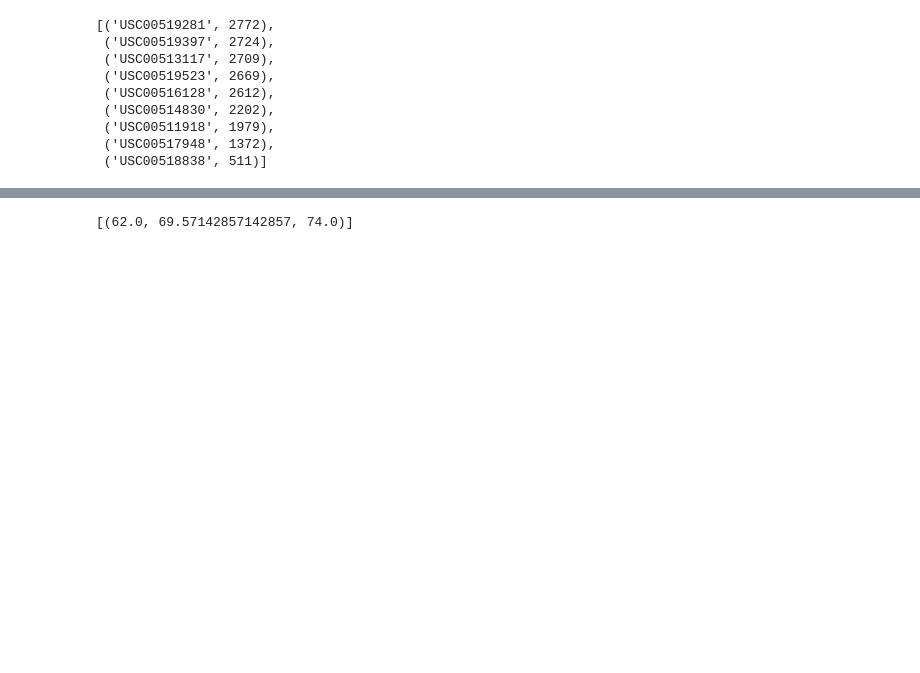
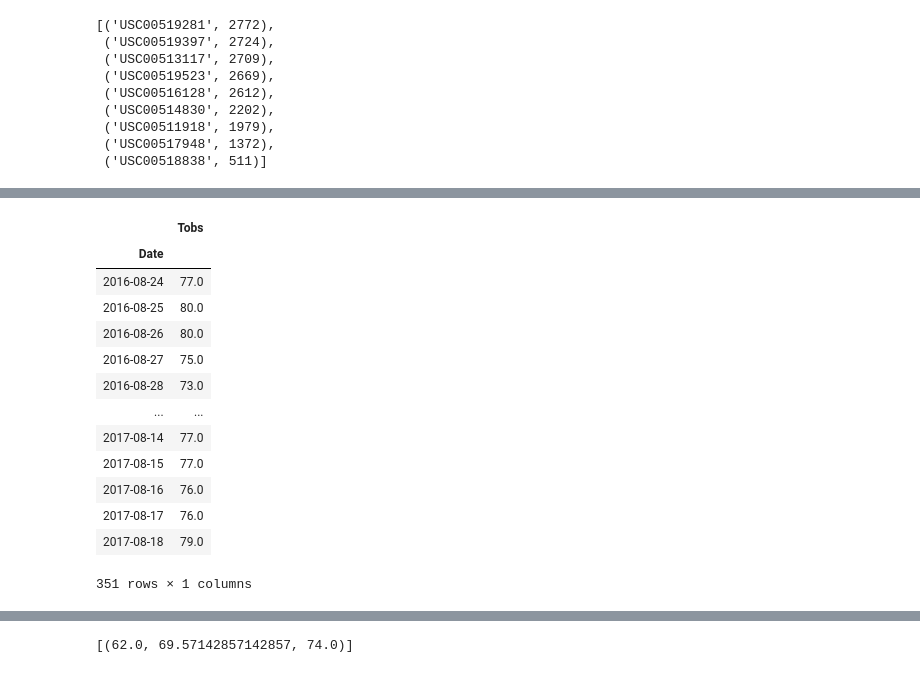
Before and after one commit to jjjjjeb/SQL_Alchemy, a Jupyter notebook: climate_analysis.ipynb, the cells around one changed output, grey strips where cells are left out. Cells and saved outputs as stored; diff of their text form; code cells hidden in the pictures; blank space fills up the shorter version.

```diff
--- a/climate_analysis.ipynb
+++ b/climate_analysis.ipynb
@@ -233,11 +257,20 @@ There are 9 stations represented in the data set
 # %%
 # ...list the stations & obsv counts in descending order
 
-station_counts = session.query(Measurement.station, func.count(Measurement.station)).\
+stations_by_obs = session.query(Measurement.station, func.count(Measurement.station)).\
     group_by(Measurement.station).\
     order_by(func.count(Measurement.station).desc()).all()
 
-station_counts
+stations_by_obs
+
+# -----------------
+# ...show the most active station
+
+#most_active_station = session.query(Measurement.station, func.count(Measurement.station)).\
+#    group_by(Measurement.station).\
+#    order_by(func.count(Measurement.station).desc()).first()
+
+#print(f'The most active station is {most_active_station[0]} with {most_active_station[1]} rows of data.')
 # %% [output]
 [('USC00519281', 2772),
  ('USC00519397', 2724),
@@ -288,0 +332,29 @@ print(avg_temp)
+# %%
+# ...making DF
+tobs_df = pd.DataFrame(tobs_results, columns=['Date', 'Tobs'])
+
+# ...changing string object to datetime object
+tobs_df['Date']= pd.to_datetime(tobs_df['Date'])
+
+# ...sorting
+tobs_df = tobs_df.sort_values(['Date'], ascending=True)
+
+# ...& setting the index to the date column
+tobs_df = tobs_df.set_index('Date')
+
+tobs_df
+# %% [output]
+|  | Tobs |
+| Date |  |
+| 2016-08-24 | 77.0 |
+| 2016-08-25 | 80.0 |
+| 2016-08-26 | 80.0 |
+| 2016-08-27 | 75.0 |
+| 2016-08-28 | 73.0 |
+| ... | ... |
+| 2017-08-14 | 77.0 |
+| 2017-08-15 | 77.0 |
+| 2017-08-16 | 76.0 |
+| 2017-08-17 | 76.0 |
+| 2017-08-18 | 79.0 |
+351 rows × 1 columns
```
Also changed, not shown: parts of 17 cells of this notebook, 2 other files.
